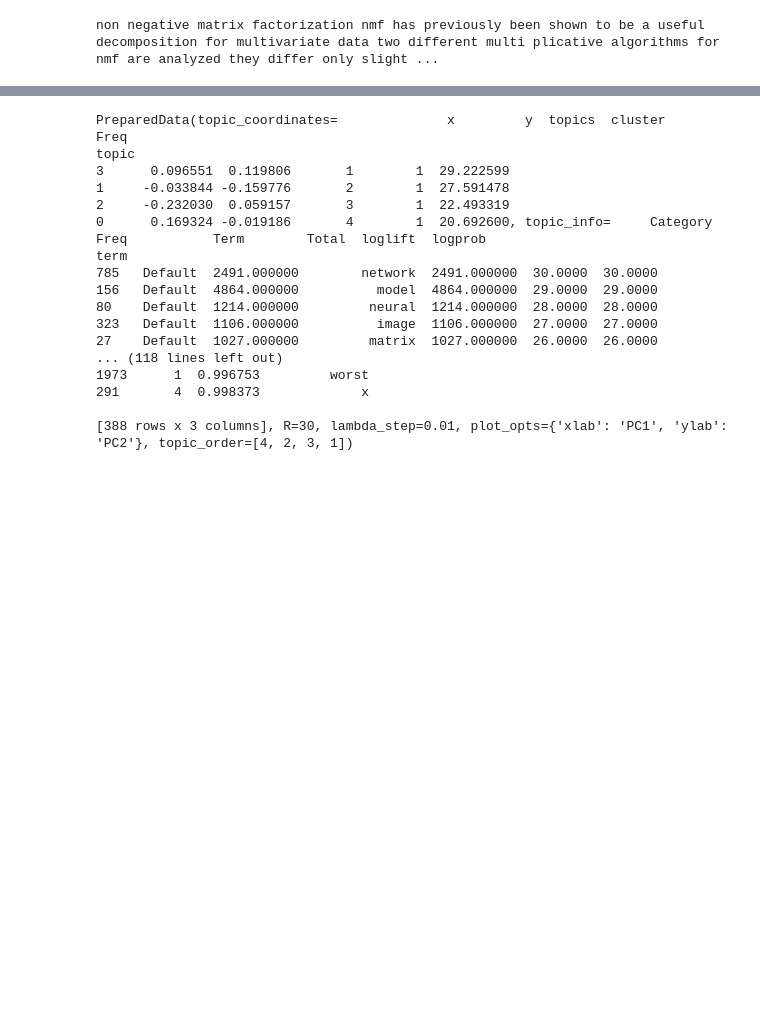
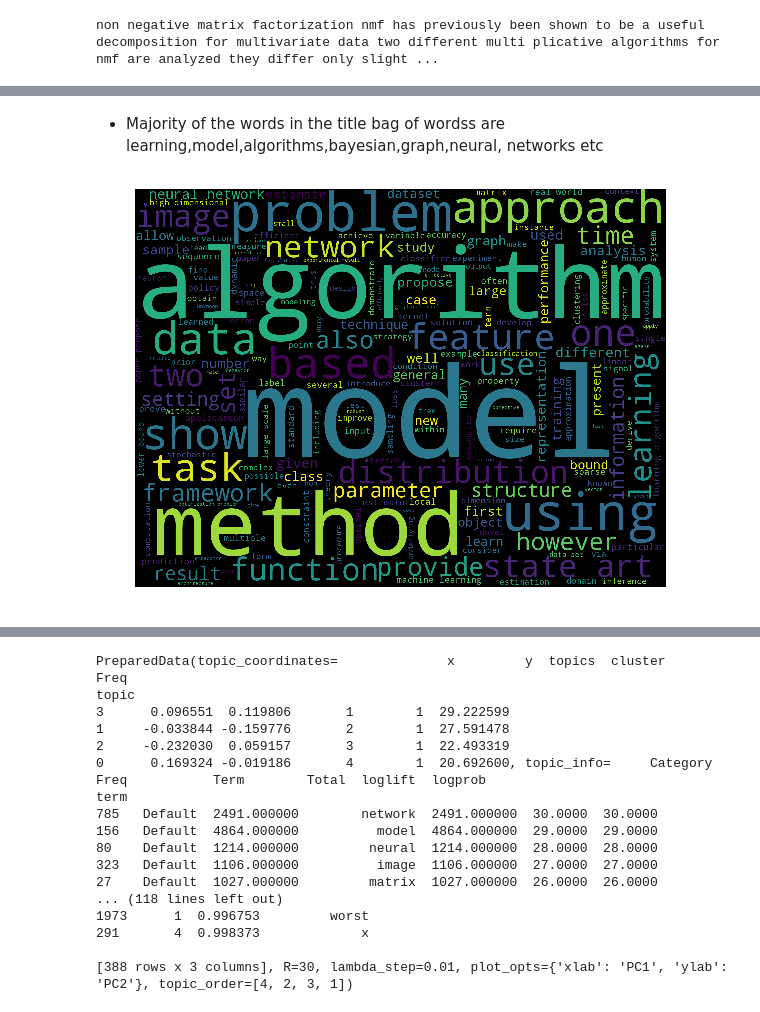
Before and after one commit to leapfrogtechnology/journal-recommendation, a Jupyter notebook: journal_reccomendation.ipynb, the cells around one changed output, grey strips where cells are left out. Cells and saved outputs as stored; diff of their text form; code cells hidden in the pictures; blank space fills up the shorter version.

```diff
--- a/journal_reccomendation.ipynb
+++ b/journal_reccomendation.ipynb
@@ -186,0 +239,6 @@ data_df.head()
+# %% [markdown]
+* Majority of the words in the title bag of wordss are learning,model,algorithms,bayesian,graph,neural, networks etc
+# %%
+wordcloud_cluster(data_df,'abstract_post')
+# %% [output]
+[figure, added]
```
Also changed, not shown: parts of 33 cells of this notebook, 3 other files.
